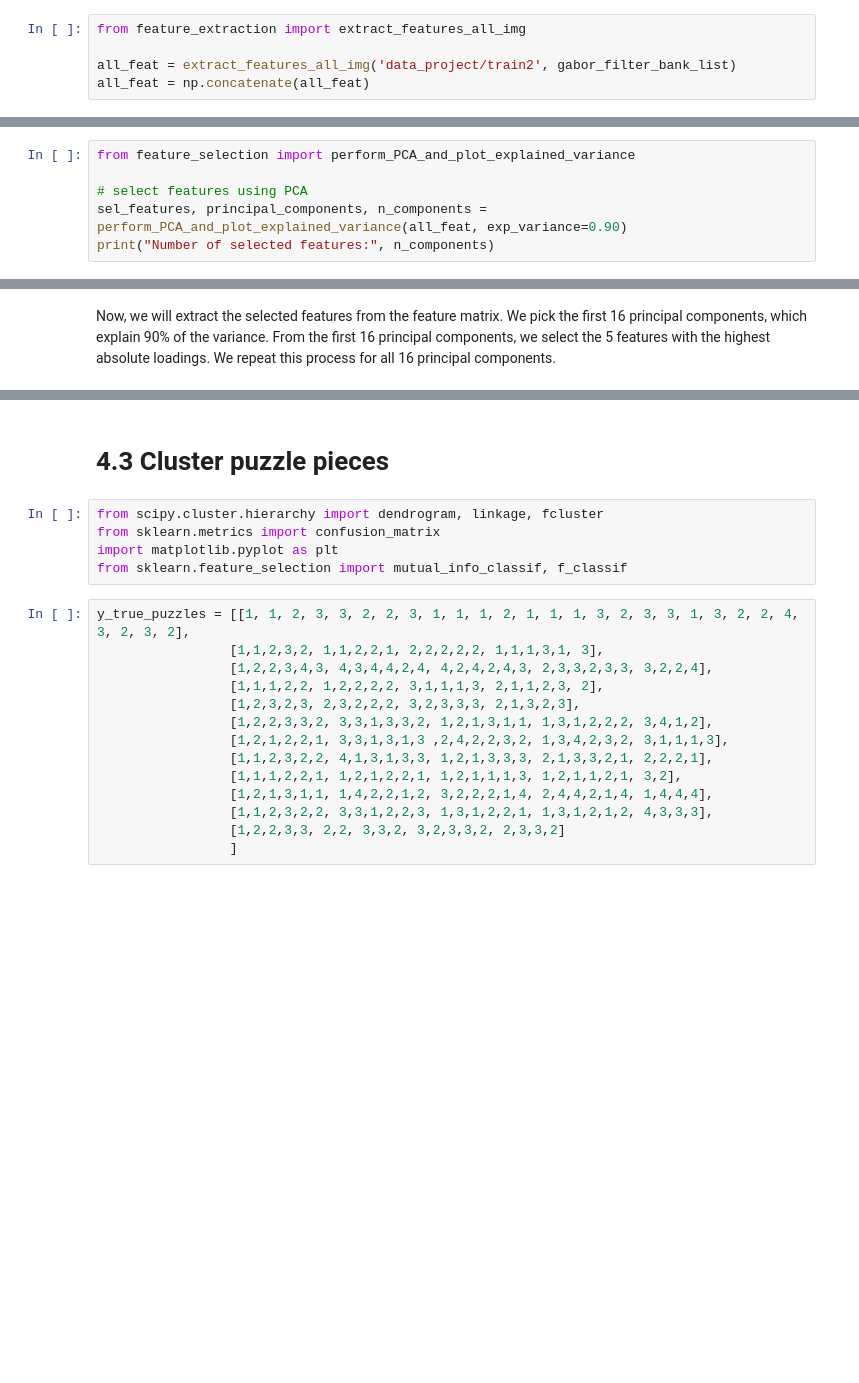
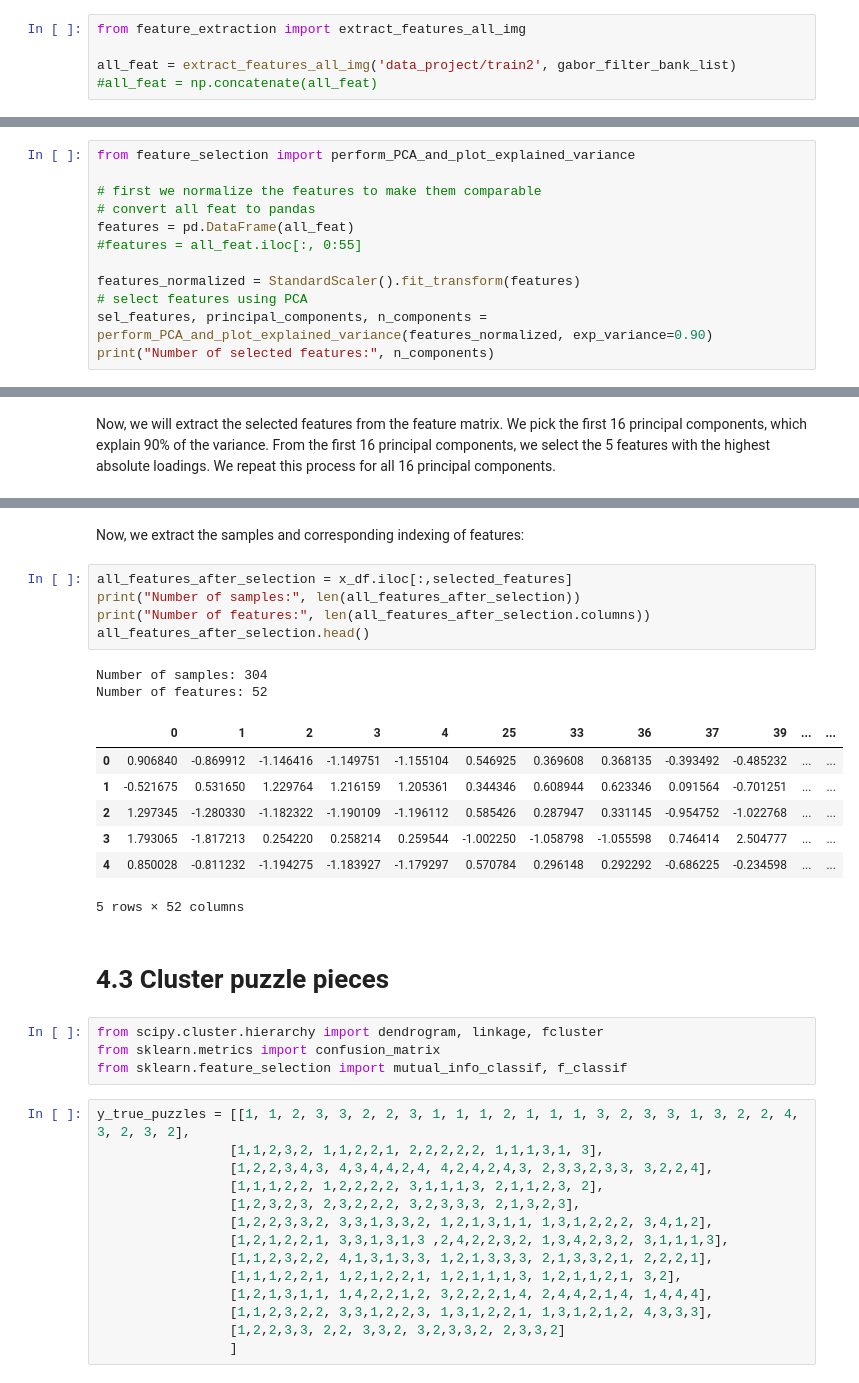
Before and after one commit to alexiaDorm/iapr-lab, a Jupyter notebook: project_organised.ipynb, the cells around one changed output, grey strips where cells are left out. Saved outputs shown, nothing was run; the diff lists cells and outputs as text; blank space fills up the shorter version.

```diff
--- a/project_organised.ipynb
+++ b/project_organised.ipynb
@@ -465,4 +445,4 @@ We start by extracting all features from all images in the training set.
 from feature_extraction import extract_features_all_img
 
 all_feat = extract_features_all_img('data_project/train2', gabor_filter_bank_list)
-all_feat = np.concatenate(all_feat)
+#all_feat = np.concatenate(all_feat)
@@ -473,8 +465,14 @@ To determine the number of principal components to keep, we can plot the cumulat
 # %%
 from feature_selection import perform_PCA_and_plot_explained_variance
 
+# first we normalize the features to make them comparable
+# convert all feat to pandas
+features = pd.DataFrame(all_feat)
+#features = all_feat.iloc[:, 0:55]
+
+features_normalized = StandardScaler().fit_transform(features)
 # select features using PCA
-sel_features, principal_components, n_components = perform_PCA_and_plot_explained_variance(all_feat, exp_variance=0.90)
+sel_features, principal_components, n_components = perform_PCA_and_plot_explained_variance(features_normalized, exp_variance=0.90)
 print("Number of selected features:", n_components)
 # %% [output]
 [figure]
@@ -514,12 +513,28 @@ Indexes of selected features:
 [  0   1   2   3   4  25  33  36  37  39  40  47  48  54  55  69  71  80
   89  90  91  92  97  98  99 100 101 102 103 105 106 107 109 111 112 113
  114 115 117 118 119 120 121 122 123 124 125 126 127 128 130 131]
+# %% [markdown]
+Now, we extract the samples and corresponding indexing of features:
+# %%
+all_features_after_selection = x_df.iloc[:,selected_features]
+print("Number of samples:", len(all_features_after_selection))
+print("Number of features:", len(all_features_after_selection.columns))
+all_features_after_selection.head()
+# %% [output]
+Number of samples: 304
+Number of features: 52
+|  | 0 | 1 | 2 | 3 | 4 | 25 | 33 | 36 | 37 | 39 | ... | ... |
+| 0 | 0.906840 | -0.869912 | -1.146416 | -1.149751 | -1.155104 | 0.546925 | 0.369608 | 0.368135 | -0.393492 | -0.485232 | ... | ... |
+| 1 | -0.521675 | 0.531650 | 1.229764 | 1.216159 | 1.205361 | 0.344346 | 0.608944 | 0.623346 | 0.091564 | -0.701251 | ... | ... |
+| 2 | 1.297345 | -1.280330 | -1.182322 | -1.190109 | -1.196112 | 0.585426 | 0.287947 | 0.331145 | -0.954752 | -1.022768 | ... | ... |
+| 3 | 1.793065 | -1.817213 | 0.254220 | 0.258214 | 0.259544 | -1.002250 | -1.058798 | -1.055598 | 0.746414 | 2.504777 | ... | ... |
+| 4 | 0.850028 | -0.811232 | -1.194275 | -1.183927 | -1.179297 | 0.570784 | 0.296148 | 0.292292 | -0.686225 | -0.234598 | ... | ... |
+5 rows × 52 columns
 # %% [markdown]
 # 4.3 Cluster puzzle pieces
 # %%
 from scipy.cluster.hierarchy import dendrogram, linkage, fcluster
 from sklearn.metrics import confusion_matrix
-import matplotlib.pyplot as plt
 from sklearn.feature_selection import mutual_info_classif, f_classif
 # %%
 y_true_puzzles = [[1, 1, 2, 3, 3, 2, 2, 3, 1, 1, 1, 2, 1, 1, 1, 3, 2, 3, 3, 1, 3, 2, 2, 4, 3, 2, 3, 2],
```
Also changed, not shown: parts of 24 cells of this notebook.
